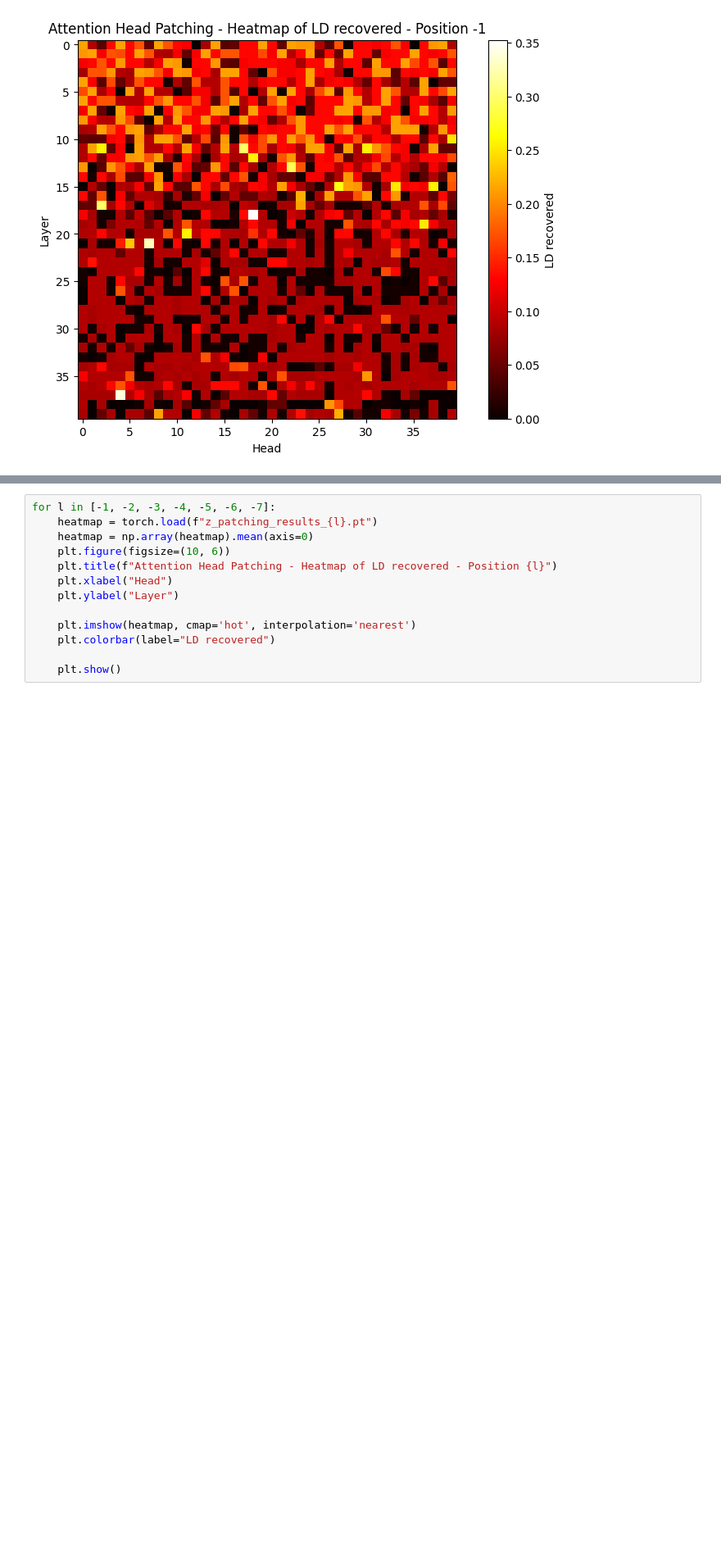
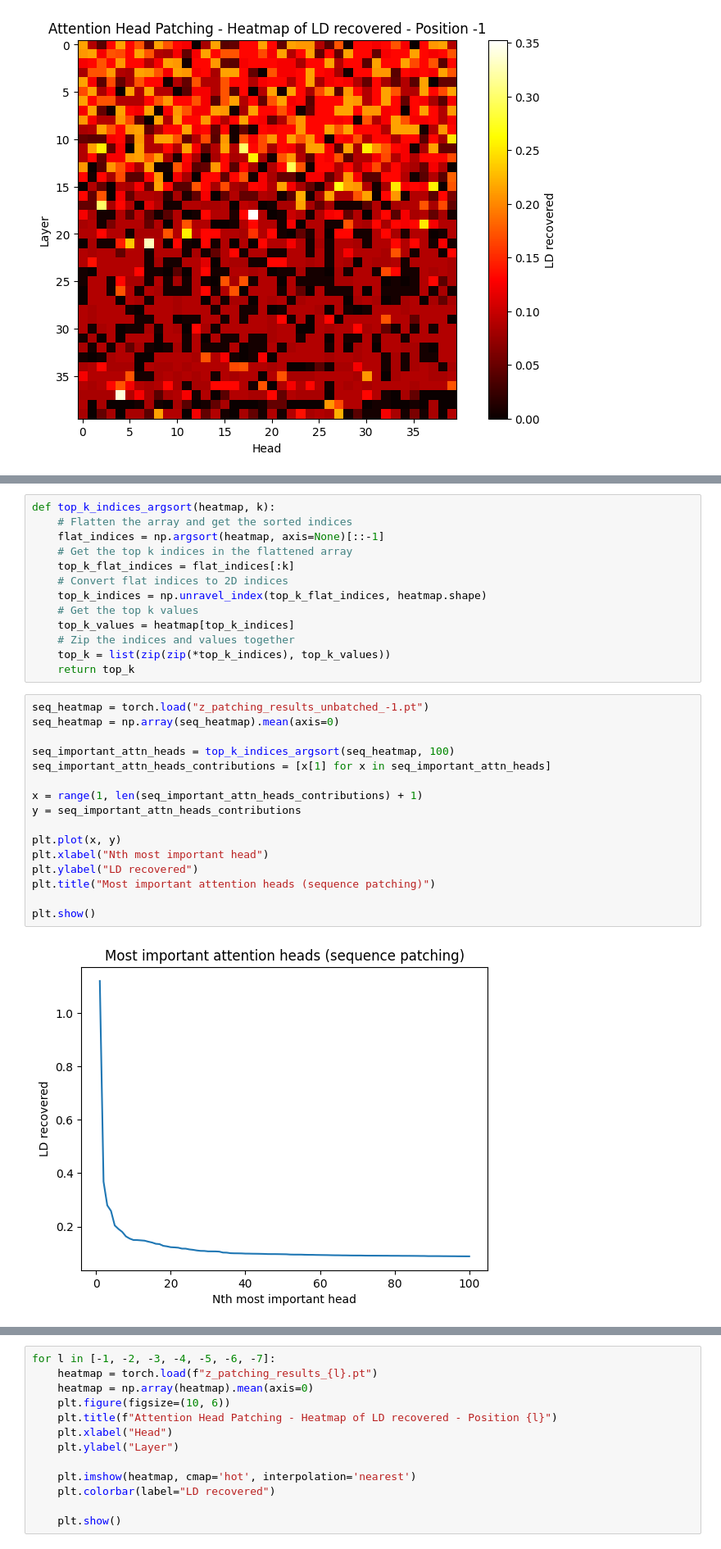
Before and after one commit to abhay-sheshadri/quirky_interp, a Jupyter notebook: coarse_grained_patching.ipynb, the cells around one changed output, grey strips where cells are left out. Shown at 82% size. Cells and saved outputs as stored; diff of their text form; blank space fills up the shorter version.

```diff
--- a/coarse_grained_patching.ipynb
+++ b/coarse_grained_patching.ipynb
@@ -1102,0 +1117,31 @@ plt.show()
+# %%
+def top_k_indices_argsort(heatmap, k):
+    # Flatten the array and get the sorted indices
+    flat_indices = np.argsort(heatmap, axis=None)[::-1]
+    # Get the top k indices in the flattened array
+    top_k_flat_indices = flat_indices[:k]
+    # Convert flat indices to 2D indices
+    top_k_indices = np.unravel_index(top_k_flat_indices, heatmap.shape)
+    # Get the top k values
+    top_k_values = heatmap[top_k_indices]
+    # Zip the indices and values together
+    top_k = list(zip(zip(*top_k_indices), top_k_values))
+    return top_k
+# %%
+seq_heatmap = torch.load("z_patching_results_unbatched_-1.pt")
+seq_heatmap = np.array(seq_heatmap).mean(axis=0)
+
+seq_important_attn_heads = top_k_indices_argsort(seq_heatmap, 100)
+seq_important_attn_heads_contributions = [x[1] for x in seq_important_attn_heads]
+
+x = range(1, len(seq_important_attn_heads_contributions) + 1)
+y = seq_important_attn_heads_contributions
+
+plt.plot(x, y)
+plt.xlabel("Nth most important head")
+plt.ylabel("LD recovered")
+plt.title("Most important attention heads (sequence patching)")
+
+plt.show()
+# %% [output]
+[figure, added]
```
Also changed, not shown: parts of 5 cells of this notebook, 5 other files.
